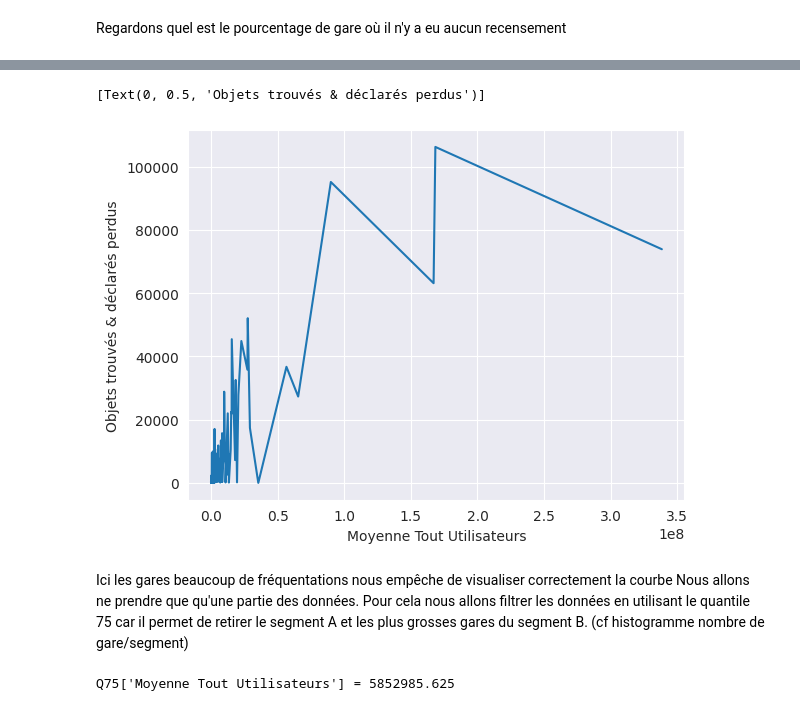
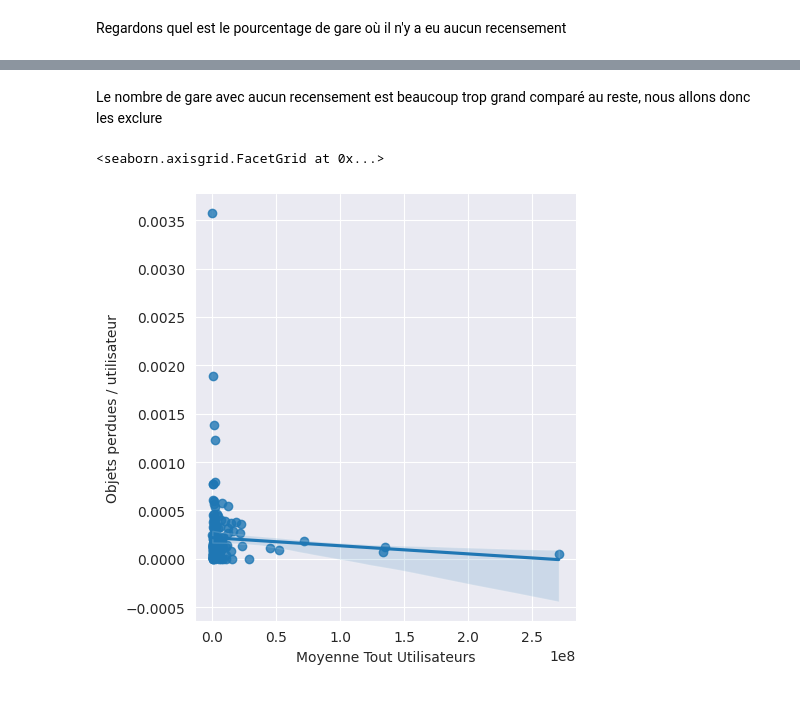
Before and after one commit to EdouardQ/H3Python, a Jupyter notebook: sncf.ipynb, the cells around one changed output, grey strips where cells are left out. Cells and saved outputs as stored; diff of their text form; code cells hidden in the pictures.

```diff
--- a/sncf.ipynb
+++ b/sncf.ipynb
@@ -184,3 +189,16 @@ dataLoss.head()
+# %%
+datesTab = []
+for index, row in dataLostAndFound.iterrows():
+    datesTab.append(int(row['Date'][:4]))
+dataLostAndFound['Date'] = datesTab
+
+datesTab = []
+for index, row in dataLoss.iterrows():
+    datesTab.append(int(row['Date'][:4]))
+dataLoss['Date'] = datesTab
+# %%
+dataLostAndFound = dataLostAndFound[(dataLostAndFound['Date'] >= 2015) & (dataLostAndFound['Date'] <= 2019)]
+dataLoss = dataLoss[(dataLoss['Date'] >= 2015) & (dataLoss['Date'] <= 2019)]
 # %%
 dictLostAndFoundByStation = {}
 for index, row in dataLostAndFound.iterrows():
@@ -211,0 +245,8 @@ data = data.fillna(0)
+# %%
+ratioTab = []
+for index, row in data.iterrows():
+    ratioTab.append((row['Objets trouvés et déclarés perdus']/4)/row['Moyenne Tout Utilisateurs'])
+
+# condition to avoid duplicate if the cell is reloaded
+if not "Objets perdues / utilisateur" in data:
+    data.insert(loc=data.shape[1], column="Objets perdues / utilisateur", value=ratioTab, allow_duplicates=True)
@@ -218,11 +283,0 @@ print(round((len(data[(data['Objets Trouvés'] == 0) & (data['Pertes Déclarées
-# %%
-sumObjects = []
-for index, row in data.iterrows():
-    sumObjects.append(row['Objets Trouvés']+row['Pertes Déclarées'])
-
-# condition to avoid duplicate if the cell is reloaded
-if not "Objets trouvés et déclarés perdus" in data:
-    data.insert(loc=data.shape[1], column="Objets trouvés et déclarés perdus", value=sumObjects, allow_duplicates=True)
-
-data = data[data['Objets trouvés et déclarés perdus'] > 0]
-print("Nombre de gare exploitable :", len(data))
@@ -241,13 +284,8 @@ sb.barplot(data=data.nsmallest(20, "Moyenne Tout Utilisateurs"), x="Objets trouv
+# %% [markdown]
+Le nombre de gare avec aucun recensement est beaucoup trop grand comparé au reste, nous allons donc les exclure
 # %%
-sb.lineplot(data=data, x="Moyenne Tout Utilisateurs", y="Objets trouvés et déclarés perdus").set(ylabel="Objets trouvés & déclarés perdus")
+sb.lmplot(data=data[data['Objets perdues / utilisateur'] > 0], x="Moyenne Tout Utilisateurs", y="Objets perdues / utilisateur")
 # %% [output]
-[Text(0, 0.5, 'Objets trouvés & déclarés perdus')]
+<seaborn.axisgrid.FacetGrid at 0x...>
-[figure, old version]
+[figure, new version]
-# %% [markdown]
-Ici les gares beaucoup de fréquentations nous empêche de visualiser correctement la courbe
-Nous allons ne prendre que qu'une partie des données. Pour cela nous allons filtrer les données en utilisant le quantile 75 car il permet de retirer le segment A et les plus grosses gares du segment B. (cf histogramme nombre de gare/segment)
-# %%
-print("Q75['Moyenne Tout Utilisateurs'] =", data['Moyenne Tout Utilisateurs'].quantile(0.75))
-# %% [output]
-Q75['Moyenne Tout Utilisateurs'] = 5852985.625
 # %%
```
Also changed, not shown: parts of 32 cells of this notebook.
